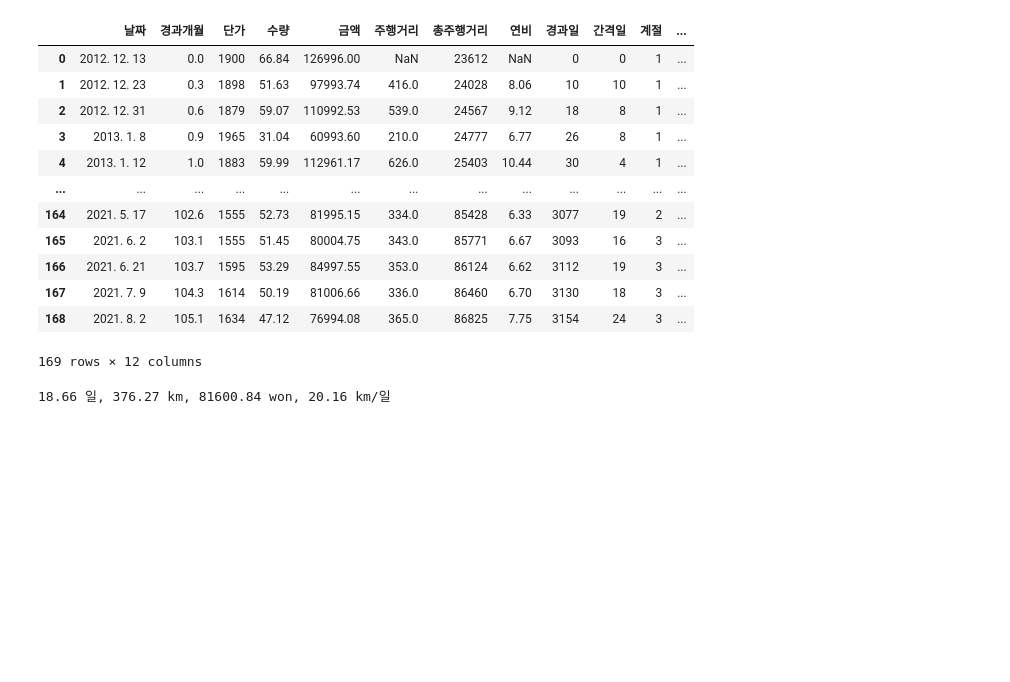
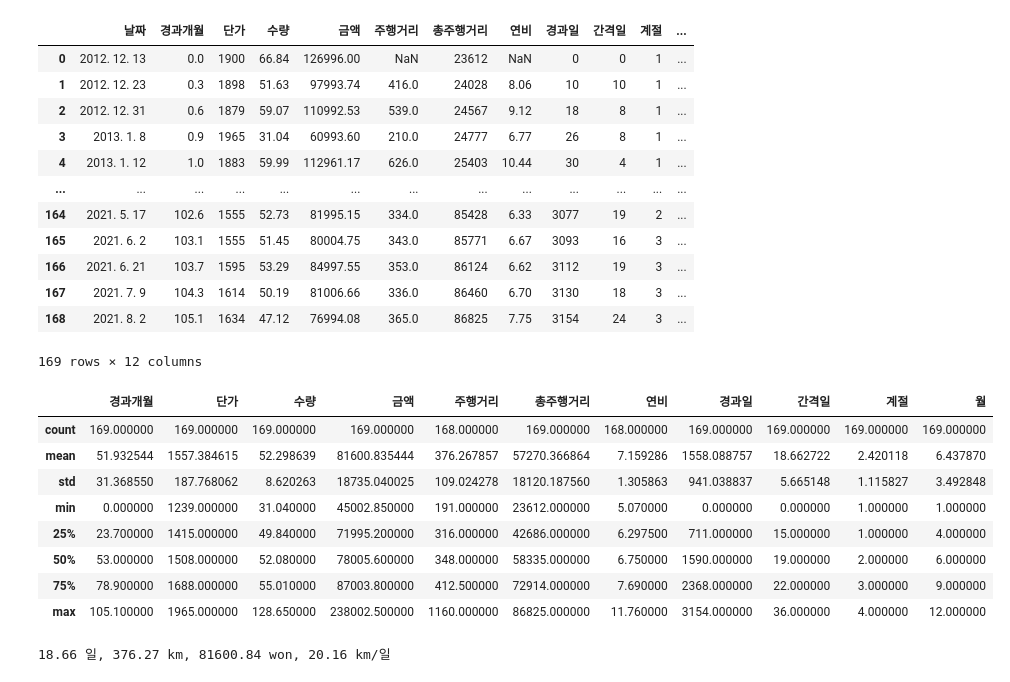
Before and after one commit to hvyrain/bigprobasic, a Jupyter notebook: 모두의데이터분석_Pandas_연비계산.ipynb, the cells around one changed output. Saved outputs shown, nothing was run; the diff lists cells and outputs as text; code cells hidden in the pictures; blank space fills up the shorter version.

```diff
--- a/모두의데이터분석_Pandas_연비계산.ipynb
+++ b/모두의데이터분석_Pandas_연비계산.ipynb
@@ -86,6 +86,18 @@ df
 | 167 | 2021. 7. 9 | 104.3 | 1614 | 50.19 | 81006.66 | 336.0 | 86460 | 6.70 | 3130 | 18 | 3 | ... |
 | 168 | 2021. 8. 2 | 105.1 | 1634 | 47.12 | 76994.08 | 365.0 | 86825 | 7.75 | 3154 | 24 | 3 | ... |
 169 rows × 12 columns
+# %%
+df.describe()
+# %% [output]
+|  | 경과개월 | 단가 | 수량 | 금액 | 주행거리 | 총주행거리 | 연비 | 경과일 | 간격일 | 계절 | 월 |
+| count | 169.000000 | 169.000000 | 169.000000 | 169.000000 | 168.000000 | 169.000000 | 168.000000 | 169.000000 | 169.000000 | 169.000000 | 169.000000 |
+| mean | 51.932544 | 1557.384615 | 52.298639 | 81600.835444 | 376.267857 | 57270.366864 | 7.159286 | 1558.088757 | 18.662722 | 2.420118 | 6.437870 |
+| std | 31.368550 | 187.768062 | 8.620263 | 18735.040025 | 109.024278 | 18120.187560 | 1.305863 | 941.038837 | 5.665148 | 1.115827 | 3.492848 |
+| min | 0.000000 | 1239.000000 | 31.040000 | 45002.850000 | 191.000000 | 23612.000000 | 5.070000 | 0.000000 | 0.000000 | 1.000000 | 1.000000 |
+| 25% | 23.700000 | 1415.000000 | 49.840000 | 71995.200000 | 316.000000 | 42686.000000 | 6.297500 | 711.000000 | 15.000000 | 1.000000 | 4.000000 |
+| 50% | 53.000000 | 1508.000000 | 52.080000 | 78005.600000 | 348.000000 | 58335.000000 | 6.750000 | 1590.000000 | 19.000000 | 2.000000 | 6.000000 |
+| 75% | 78.900000 | 1688.000000 | 55.010000 | 87003.800000 | 412.500000 | 72914.000000 | 7.690000 | 2368.000000 | 22.000000 | 3.000000 | 9.000000 |
+| max | 105.100000 | 1965.000000 | 128.650000 | 238002.500000 | 1160.000000 | 86825.000000 | 11.760000 | 3154.000000 | 36.000000 | 4.000000 | 12.000000 |
 # %%
 # 평균 주유 간격과 주행거리, 일 평균 주행거리
 print('%.2f 일, %.2f km, %.2f won, %.2f km/일' % (df['간격일'].mean(), df['주행거리'].mean(), df['금액'].mean(), df['주행거리'].mean() / df['간격일'].mean()))
```
Also changed, not shown: parts of 1 cell of this notebook.
